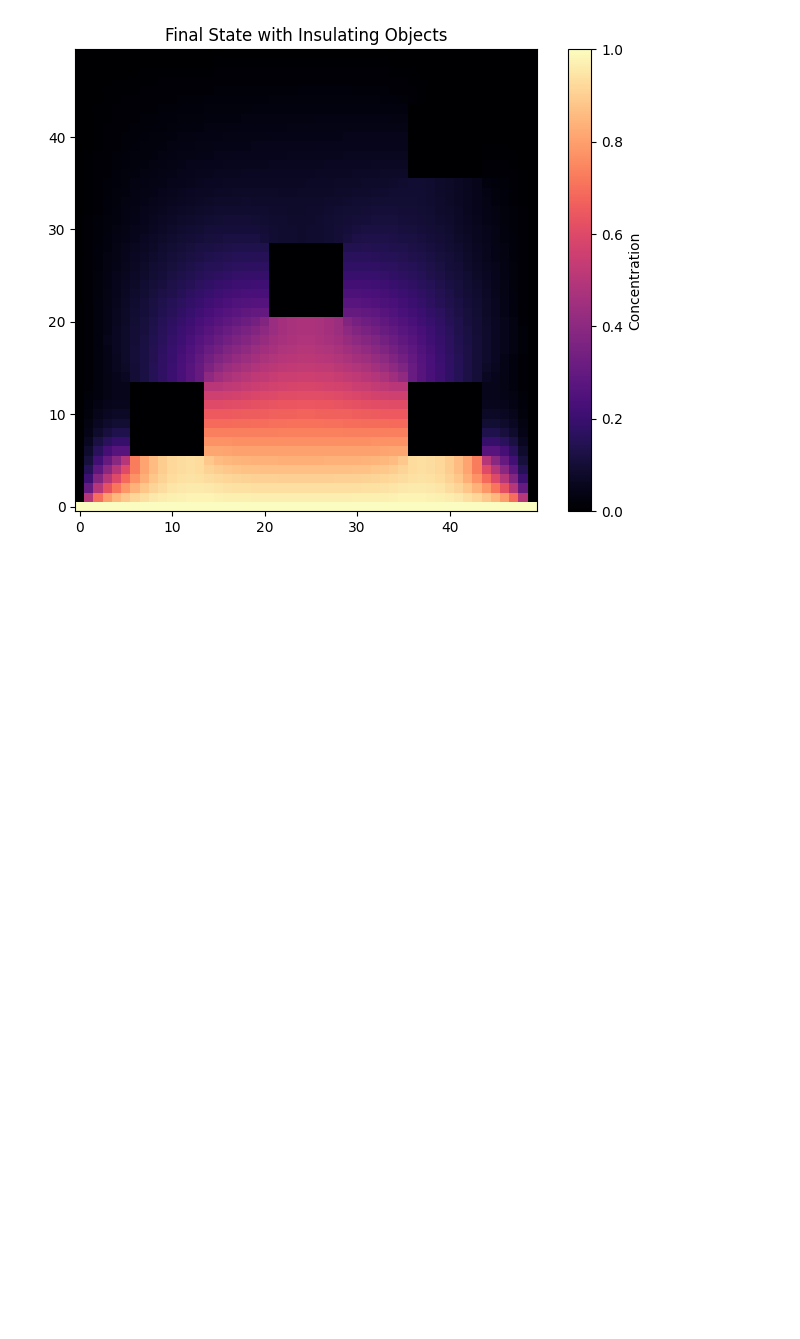
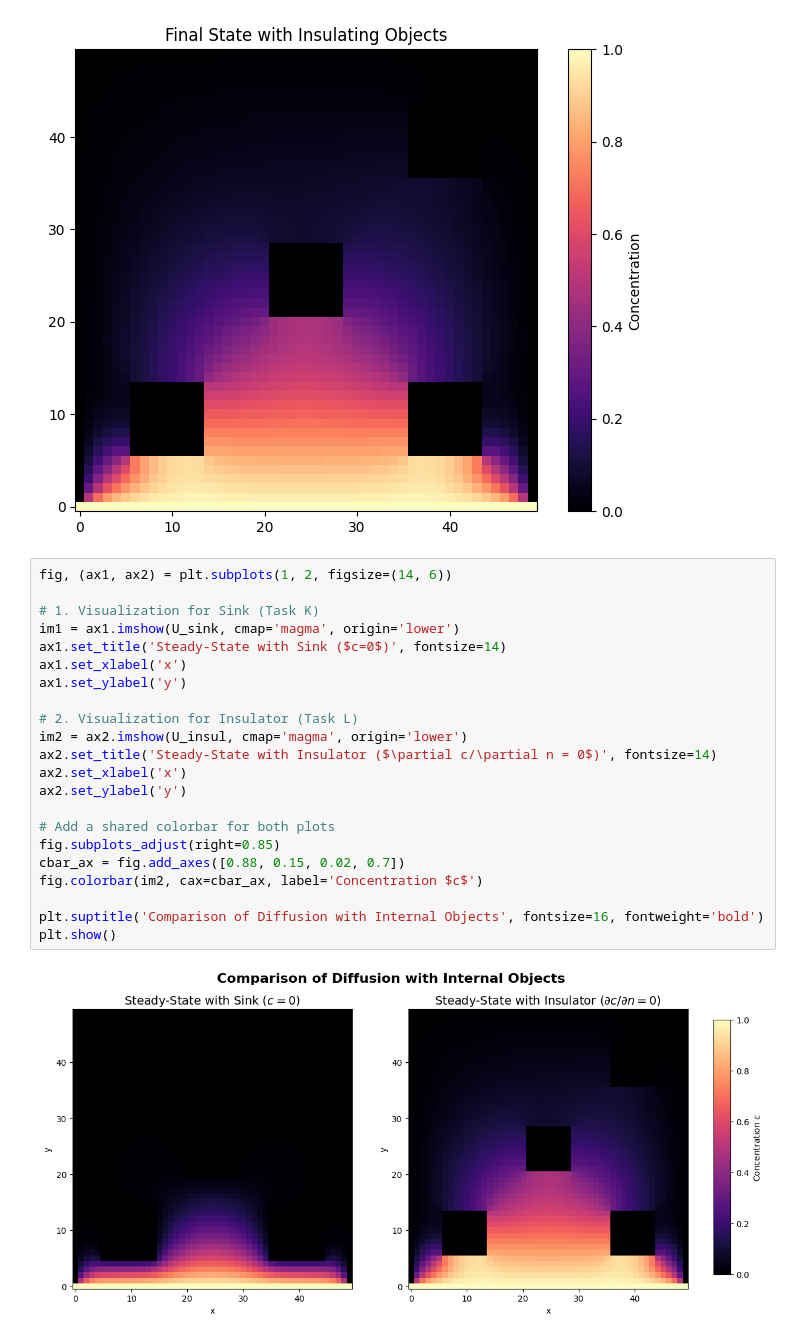
Before and after one commit to TimonJasarevic/SC_Assignments, a Jupyter notebook: Sofronia/methods.ipynb, the cells around one changed output. Drawn from its saved outputs; the diff is of its cells as text; blank space fills up the shorter version.

```diff
--- a/Sofronia/methods.ipynb
+++ b/Sofronia/methods.ipynb
@@ -464,3 +507,27 @@ plt.show()
 (Sink) Iterations: 53
 (Insulator) Iterations: 216
 [figure]
+# %%
+fig, (ax1, ax2) = plt.subplots(1, 2, figsize=(14, 6))
+
+# 1. Visualization for Sink (Task K)
+im1 = ax1.imshow(U_sink, cmap='magma', origin='lower')
+ax1.set_title('Steady-State with Sink ($c=0$)', fontsize=14)
+ax1.set_xlabel('x')
+ax1.set_ylabel('y')
+
+# 2. Visualization for Insulator (Task L)
+im2 = ax2.imshow(U_insul, cmap='magma', origin='lower')
+ax2.set_title('Steady-State with Insulator ($\partial c/\partial n = 0$)', fontsize=14)
+ax2.set_xlabel('x')
+ax2.set_ylabel('y')
+
+# Add a shared colorbar for both plots
+fig.subplots_adjust(right=0.85)
+cbar_ax = fig.add_axes([0.88, 0.15, 0.02, 0.7])
+fig.colorbar(im2, cax=cbar_ax, label='Concentration $c$')
+
+plt.suptitle('Comparison of Diffusion with Internal Objects', fontsize=16, fontweight='bold')
+plt.show()
+# %% [output]
+[figure, added]
```
Also changed, not shown: parts of 1 cell of this notebook.
